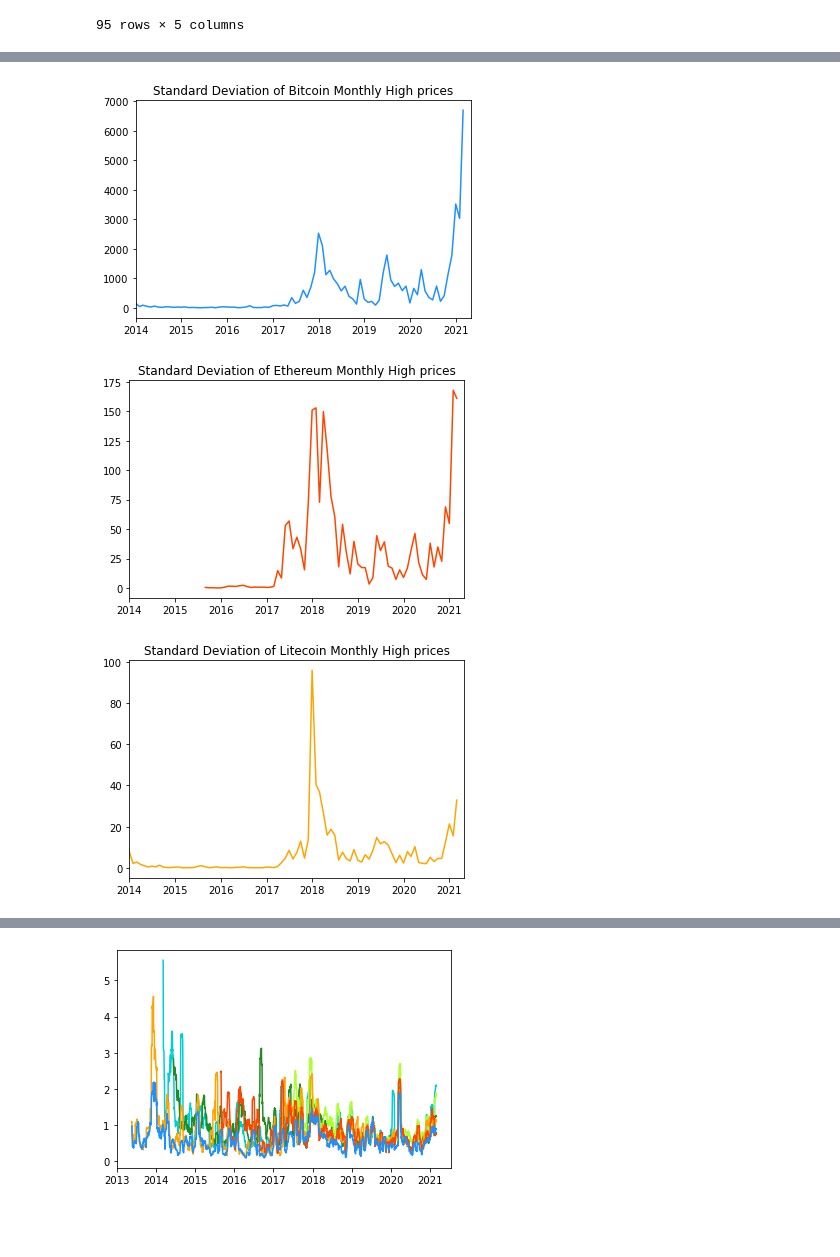
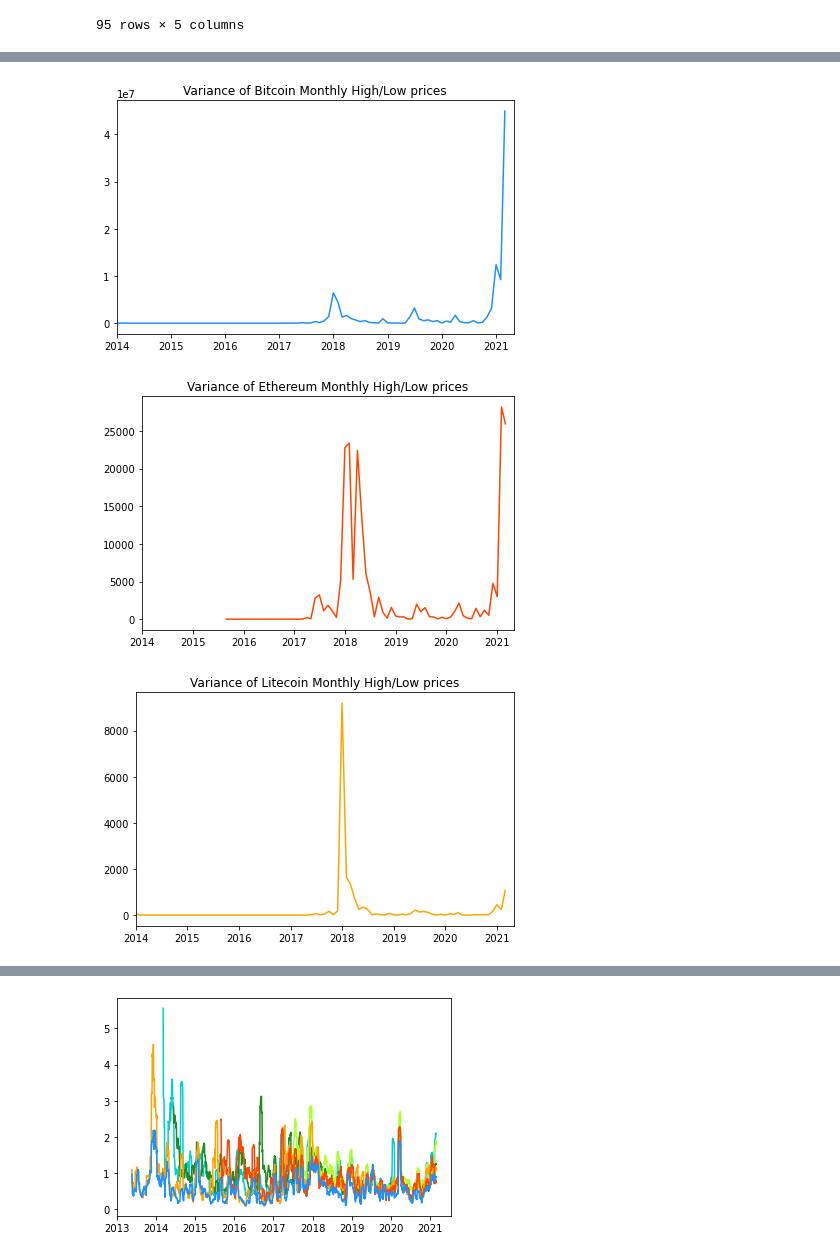
Before and after one commit to nickkyklausng/Crypto-Assignment, a Jupyter notebook: Dave-Crypto-Scratch-Notebook.ipynb, the cells around one changed output, grey strips where cells are left out. Drawn from its saved outputs; the diff is of its cells as text; code cells hidden in the pictures; blank space fills up the shorter version.

```diff
--- a/Dave-Crypto-Scratch-Notebook.ipynb
+++ b/Dave-Crypto-Scratch-Notebook.ipynb
@@ -126,6 +129,7 @@ Bitcoin_groupbymonth_df.mean()
 # %%
 xticklist = [2014,2015,2016,2017,2018,2019,2020,2021,2022]
 for coin in coinlist:
+
     plt.figure()
 
     exec(f"ax = {coin}_df.plot('Datestamp','Close',color=colourdict['{coin}'])")
@@ -133,6 +137,8 @@ for coin in coinlist:
     exec(f"plt.title('{coin} Closing Price Over Time')")
     plt.setp(ax.get_xticklabels(), rotation = 30)
     ax.set_xlim(pd.Timestamp('2014-01-01'), pd.Timestamp('2021-03-28'))
+    plt.tight_layout()
+    exec(f"plt.savefig('Output/{coin}_Closing_Price_Over_Time.png',dpi=300)")
 
     # ax.xaxis.set_major_locator(mdates.MonthLocator(interval=12))
     # fmt = mdates.DateFormatter(xticklist)
@@ -159,4 +165,7 @@ for coin in coinlist:
     exec(f"plt.plot({coin}_groupbymonth_df[['Close']].mean(), color=colourdict['{coin}'])")
     exec(f"plt.title('Mean of {coin} Monthly Close prices')")
     plt.xlim([datetime.date(2014,1,1), datetime.date(2021,4,28)])
+    plt.tight_layout()
+    plt.ylabel('Price per coin in $ USD')
+    exec(f"plt.savefig('Output/{coin}_Average Monthly Price.png',dpi=300)")
 # %% [output]
@@ -168,0 +178,10 @@ for coin in coinlist:
+# %%
+for coin in coinlist:
+    plt.figure()
+    exec(f"plt.plot({coin}_groupbymonth_df[['High']].std(),color=colourdict['{coin}'])")
+    exec(f"plt.title('Standard Deviation of {coin} Monthly High prices')")
+    plt.xlim([datetime.date(2014,1,1), datetime.date(2021,4,28)])
+    plt.ylabel('Standard Deviation of Prices')
+    plt.xlabel("Timepoint")
+    plt.tight_layout()
+    exec(f"plt.savefig('Output/{coin}_Standard Deviation of Monthly High Prices.png',dpi=300)")
@@ -169,10 +195,12 @@ for coin in coinlist:
 # %%
 for coin in coinlist:
     plt.figure()
-    exec(f"plt.plot({coin}_groupbymonth_df[['High']].std(),color=colourdict['{coin}'])")
-    exec(f"plt.title('Standard Deviation of {coin} Monthly High prices')")
+    exec(f"plt.plot({coin}_groupbymonth_df[['High']].var(),color=colourdict['{coin}'])")
+    exec(f"plt.title('Variance of {coin} Monthly High/Low prices')")
     plt.xlim([datetime.date(2014,1,1), datetime.date(2021,4,28)])
+    plt.tight_layout()
+    exec(f"plt.savefig('Output/{coin} Variance of Monthly High Price.png',dpi=300)")
 # %% [output]
-[figure, old version]
+[figure, new version]
-[figure, old version]
+[figure, new version]
-[figure, old version]
+[figure, new version]
```
Also changed, not shown: parts of 14 cells of this notebook, 36 other files.
